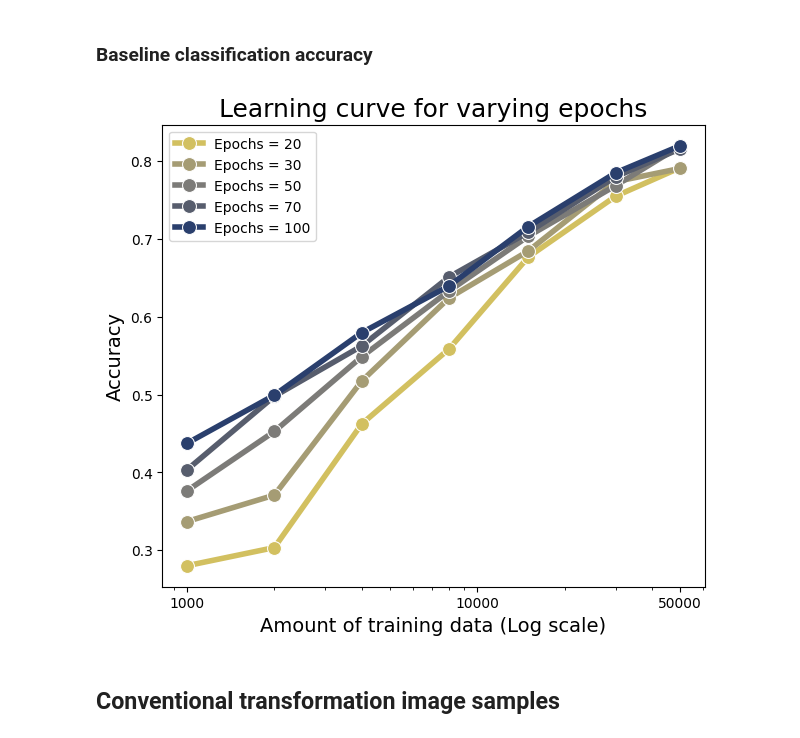
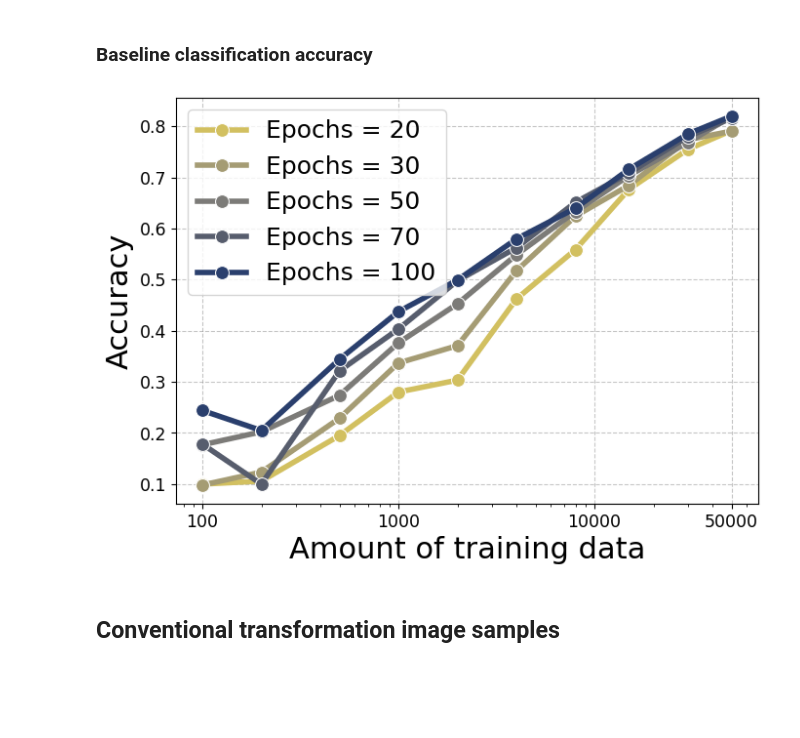
Before and after one commit to ar929/syn-data-comp, a Jupyter notebook: reproduce_results.ipynb, the cells around one changed output. Drawn from its saved outputs; the diff is of its cells as text; code cells hidden in the pictures; blank space fills up the shorter version.

```diff
--- a/reproduce_results.ipynb
+++ b/reproduce_results.ipynb
@@ -24,7 +25,8 @@ import utils
 # Note this is very slow, but allows reproduction of all results
 recalculate_results = False
 
-device_name = utils.get_device()
-device = torch.device(device_name)
-CNN_params_dict = utils.CNN_params_setup(device)
-dropout_conv, dropout_fc = CNN_params_dict['dropout_conv'], CNN_params_dict['dropout_fc']
+plot_titles = False
+save_plots = True
+if save_plots:
+    if not os.path.exists('Images'):
+        os.makedirs('Images')
@@ -34,8 +41,19 @@ my_fig_size = (7,6) # figure size
 ms = 10 # marker size
 lw = 4 # line width
 title_size = 18
-label_size = 14
-legend_size = 10
+label_size = 22
+legend_size = 18
+tick_size = 12.5
+
+grid_params = {'which':'both', 'linestyle':'--', 'color':'gray', 'alpha':0.45}
+def plot_baseline(label=None, ax=None):
+    line_args = {'y': 1, 'ls': "-", 'lw': 0.6, 'color': 'dimgray', 'alpha': 1}
+    if label:
+        line_args['label'] = label
+    if ax:
+        ax.axhline(**line_args)
+    else:
+        plt.axhline(**line_args)
 # %% [markdown]
 ## Original data CNN learning curve
 # %%
@@ -100,7 +118,7 @@ else:
 orig_lc_json_name = "scores/orig_data_learning_curve.json"
 
 if recalculate_results:
-    n_samp = [1000, 2000, 4000, 8000, 15000, 30000, 50000]
+    n_samp = [100, 200, 500, 1000, 2000, 4000, 8000, 15000, 30000, 50000]
     epoch_list = [20, 30, 50, 70, 100]
     lc_orig_dict = {}
 
@@ -136,30 +154,38 @@ else:
     with open(orig_lc_json_name, 'r') as json_file:
             lc_orig_dict = json.load(json_file)
 # %%
+lc_orig_plotname = "Images/cnn_learning_curve.pdf"
 # Prepare the data for seaborn
 data_list = []
 for epochs, data in lc_orig_dict.items():
     for amount, accuracy in data.items():
         data_list.append({'Epochs': epochs, 'Amount': int(amount), 'Accuracy': accuracy})
 
 df = pd.DataFrame(data_list)
 
 # Create the plot
-plt.figure(figsize=my_fig_size)
+fig, ax = plt.subplots(figsize=(my_fig_size[0]*1.1, my_fig_size[1]*0.9))
 sns.lineplot(data=df, x='Amount', y='Accuracy', hue='Epochs', marker='o', markersize = ms, linewidth = lw, palette='cividis_r')
 
 # Set log scale for x-axis
 plt.xscale('log')
 
-plt.xlabel("Amount of training data (Log scale)", fontsize=label_size)
+plt.xlabel("Amount of training data", fontsize=label_size)
 plt.ylabel("Accuracy", fontsize=label_size)
-plt.title("Learning curve for varying epochs", fontsize=title_size)
-xticks = [1000, 10000, 50000]
-plt.xticks(xticks, labels=[str(x) for x in xticks])
+# plt.title("Learning curve for varying epochs", fontsize=title_size)
+xticks = [100, 1000, 10000, 50000]
+plt.xticks(xticks, labels=[str(x) for x in xticks], fontsize=tick_size)
+plt.yticks(fontsize=tick_size)
 plt.legend(fontsize=legend_size)
+plt.grid(True, **grid_params)
+plt.grid(False, which='minor')  # Disable gridlines for minor ticks
+
+if save_plots:
+    plt.savefig(lc_orig_plotname, format="pdf", bbox_inches="tight")
+
 plt.show()
 # %% [output]
-[figure, old version]
+[figure, new version]
 # %% [markdown]
 ## Conventional transformation image samples
 # %%
```
Also changed, not shown: parts of 43 cells of this notebook.
